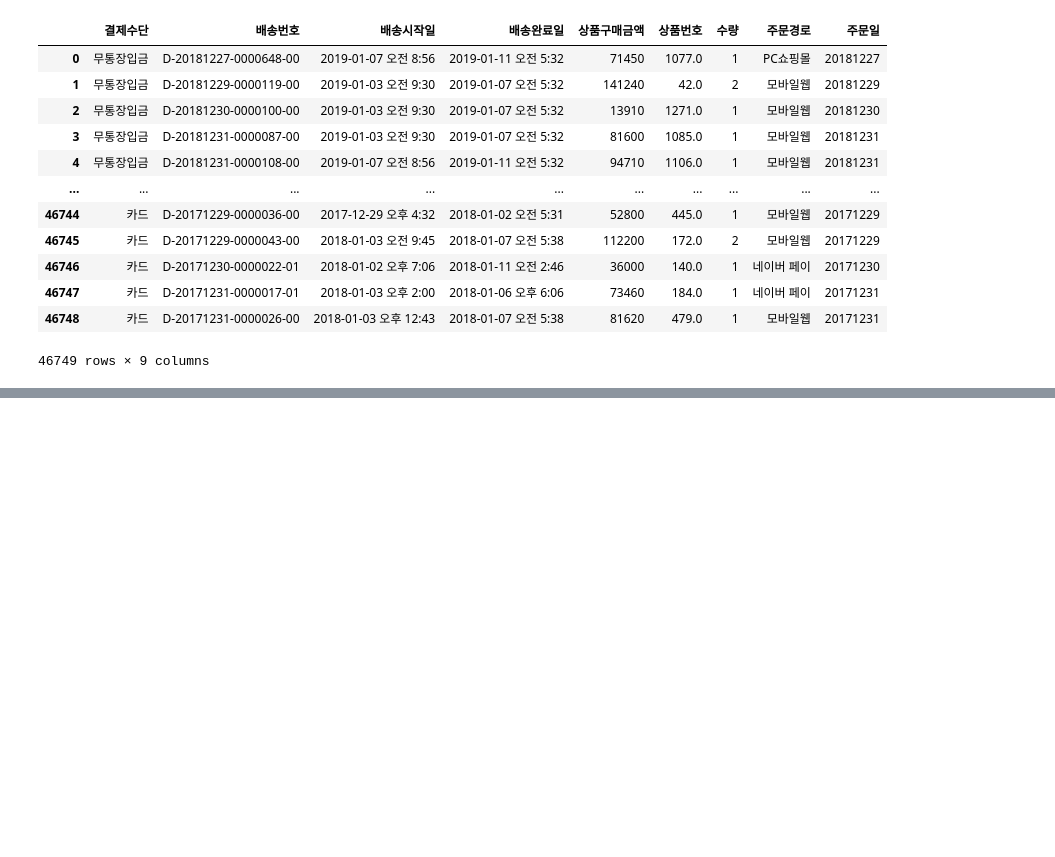
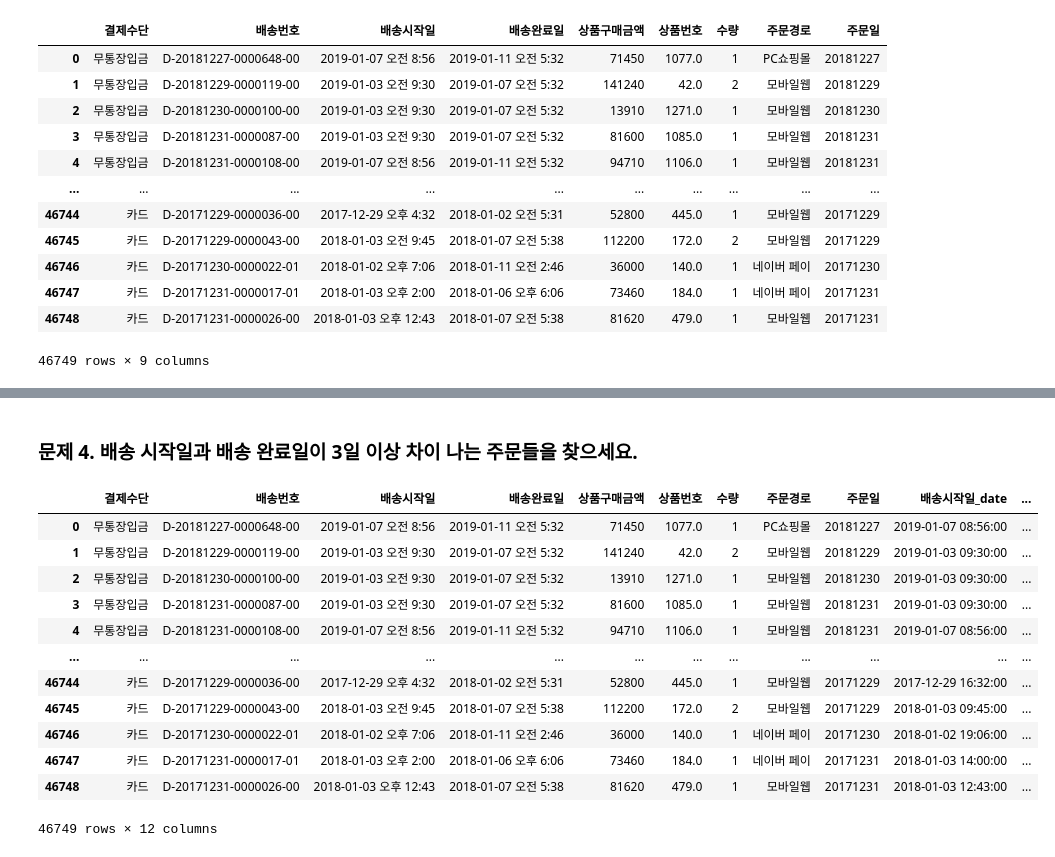
Before and after one commit to entangelk/study_data_analytics, a Jupyter notebook: docs/quests/visualizations/multivariate_OrdersDeliveryList.ipynb, the cells around one changed output, grey strips where cells are left out. Drawn from its saved outputs; the diff is of its cells as text; code cells hidden in the pictures; blank space fills up the shorter version.

```diff
--- a/docs/quests/visualizations/multivariate_OrdersDeliveryList.ipynb
+++ b/docs/quests/visualizations/multivariate_OrdersDeliveryList.ipynb
@@ -46,6 +146,3 @@ def convert_time(x):
         hour, minute = map(int, time.split(":"))
         time = f"{hour+12 if hour != 12 else hour}:{minute}"
     return pd.to_datetime(f"{date} {time}", format="%Y-%m-%d %H:%M")
-# %%
-get_data['배송시작일'] = get_data['배송시작일'].apply(convert_time)
-get_data['배송완료일'] = get_data['배송완료일'].apply(convert_time)
@@ -264,0 +149,3 @@ sns.barplot(data=pivot_path_much, x='주문경로', y='상품구매금액')
+# %%
+get_data['배송시작일_date'] = get_data['배송시작일'].apply(convert_time)
+get_data
@@ -264,0 +182,22 @@ sns.barplot(data=pivot_path_much, x='주문경로', y='상품구매금액')
+# %% [markdown]
+### 문제 4. 배송 시작일과 배송 완료일이 3일 이상 차이 나는 주문들을 찾으세요.
+# %%
+get_data['배송완료일_date'] = get_data['배송완료일'].apply(convert_time)
+get_data['배송기간'] = get_data['배송완료일_date'] - get_data['배송시작일_date']
+# %%
+get_data['배송기간'] = get_data['배송기간'].dt.days
+get_data
+# %% [output]
+|  | 결제수단 | 배송번호 | 배송시작일 | 배송완료일 | 상품구매금액 | 상품번호 | 수량 | 주문경로 | 주문일 | 배송시작일_date | ... |
+| 0 | 무통장입금 | D-20181227-0000648-00 | 2019-01-07 오전 8:56 | 2019-01-11 오전 5:32 | 71450 | 1077.0 | 1 | PC쇼핑몰 | 20181227 | 2019-01-07 08:56:00 | ... |
+| 1 | 무통장입금 | D-20181229-0000119-00 | 2019-01-03 오전 9:30 | 2019-01-07 오전 5:32 | 141240 | 42.0 | 2 | 모바일웹 | 20181229 | 2019-01-03 09:30:00 | ... |
+| 2 | 무통장입금 | D-20181230-0000100-00 | 2019-01-03 오전 9:30 | 2019-01-07 오전 5:32 | 13910 | 1271.0 | 1 | 모바일웹 | 20181230 | 2019-01-03 09:30:00 | ... |
+| 3 | 무통장입금 | D-20181231-0000087-00 | 2019-01-03 오전 9:30 | 2019-01-07 오전 5:32 | 81600 | 1085.0 | 1 | 모바일웹 | 20181231 | 2019-01-03 09:30:00 | ... |
+| 4 | 무통장입금 | D-20181231-0000108-00 | 2019-01-07 오전 8:56 | 2019-01-11 오전 5:32 | 94710 | 1106.0 | 1 | 모바일웹 | 20181231 | 2019-01-07 08:56:00 | ... |
+| ... | ... | ... | ... | ... | ... | ... | ... | ... | ... | ... | ... |
+| 46744 | 카드 | D-20171229-0000036-00 | 2017-12-29 오후 4:32 | 2018-01-02 오전 5:31 | 52800 | 445.0 | 1 | 모바일웹 | 20171229 | 2017-12-29 16:32:00 | ... |
+| 46745 | 카드 | D-20171229-0000043-00 | 2018-01-03 오전 9:45 | 2018-01-07 오전 5:38 | 112200 | 172.0 | 2 | 모바일웹 | 20171229 | 2018-01-03 09:45:00 | ... |
+| 46746 | 카드 | D-20171230-0000022-01 | 2018-01-02 오후 7:06 | 2018-01-11 오전 2:46 | 36000 | 140.0 | 1 | 네이버 페이 | 20171230 | 2018-01-02 19:06:00 | ... |
+| 46747 | 카드 | D-20171231-0000017-01 | 2018-01-03 오후 2:00 | 2018-01-06 오후 6:06 | 73460 | 184.0 | 1 | 네이버 페이 | 20171231 | 2018-01-03 14:00:00 | ... |
+| 46748 | 카드 | D-20171231-0000026-00 | 2018-01-03 오후 12:43 | 2018-01-07 오전 5:38 | 81620 | 479.0 | 1 | 모바일웹 | 20171231 | 2018-01-03 12:43:00 | ... |
+46749 rows × 12 columns
```
Also changed, not shown: parts of 51 cells of this notebook.
